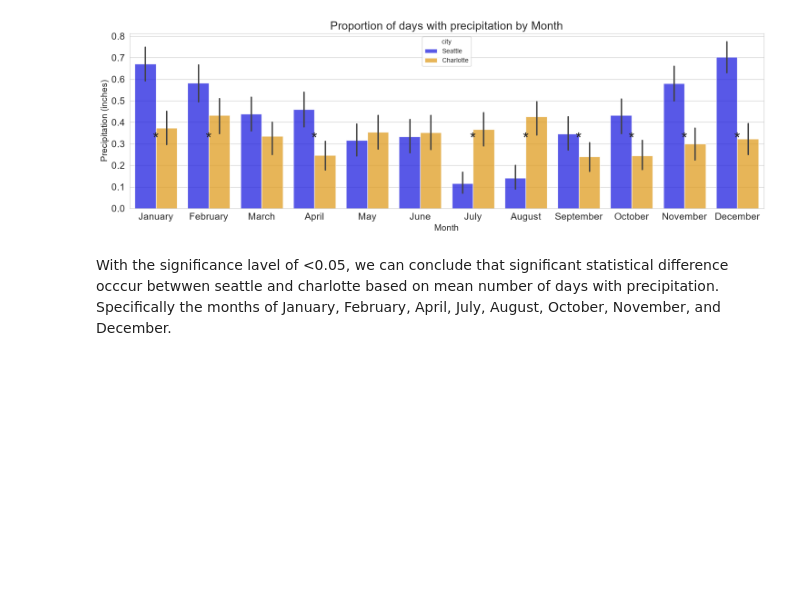
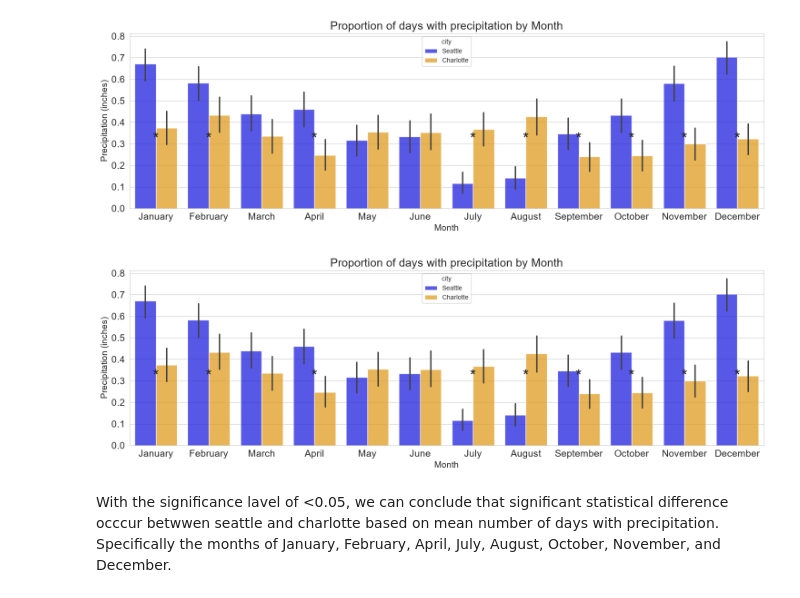
Before and after one commit to binay8/weather, a Jupyter notebook: code/Weather_Project_SEA_CHA.ipynb, the cells around one changed output. Drawn from its saved outputs; the diff is of its cells as text; code cells hidden in the pictures; blank space fills up the shorter version.

```diff
--- a/code/Weather_Project_SEA_CHA.ipynb
+++ b/code/Weather_Project_SEA_CHA.ipynb
@@ -869,6 +879,25 @@ for month in range(12):
 plt.show()
 # %% [output]
 [figure]
+# %%
+plt.figure(figsize = (18,5))
+sns.barplot(data = df, x = 'month', y = 'any_precipitation', hue = 'city', palette = city_colors, hue_order=["Seattle", "Charlotte"], alpha = 0.75)
+plt.title("Proportion of days with precipitation by Month", fontsize = 18)
+plt.xlabel("Month", fontsize =14)
+plt.ylabel("Precipitation (inches)", fontsize = 14)
+
+plt.tick_params(labelsize =15)
+plt.xticks(ticks= range(12), labels = month_names)
+
+# Add stars for significantly diffefent months
+for month in range(12):
+    # Add a star
+    if significantly_different_proportion[month] == 1:
+        plt.text(month, 0.3, '*', ha = 'center', fontsize =25)
+
+plt.show()
+# %% [output]
+[figure, added]
 # %% [markdown]
 With the significance lavel of <0.05, we can conclude that significant statistical difference occcur betwwen seattle and charlotte based on mean number of days with precipitation. Specifically the months of January, February, April, July, August, October, November, and December.
 # %% [markdown]
```
Also changed, not shown: parts of 9 cells of this notebook, 1 other file.
